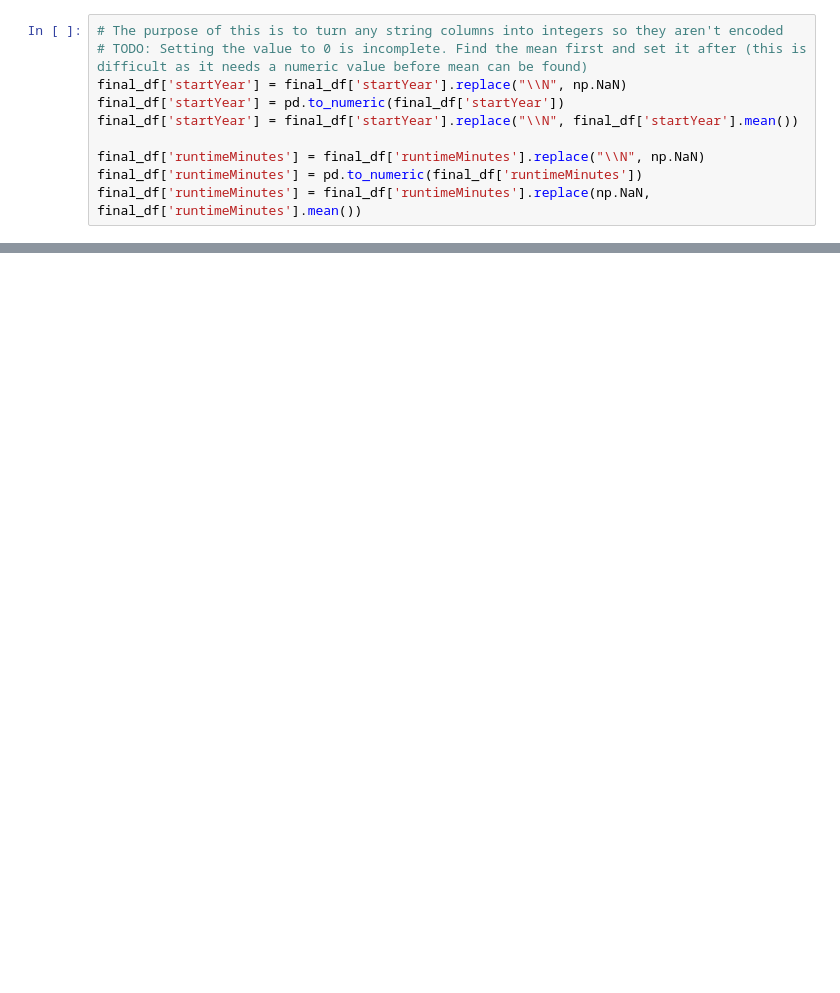
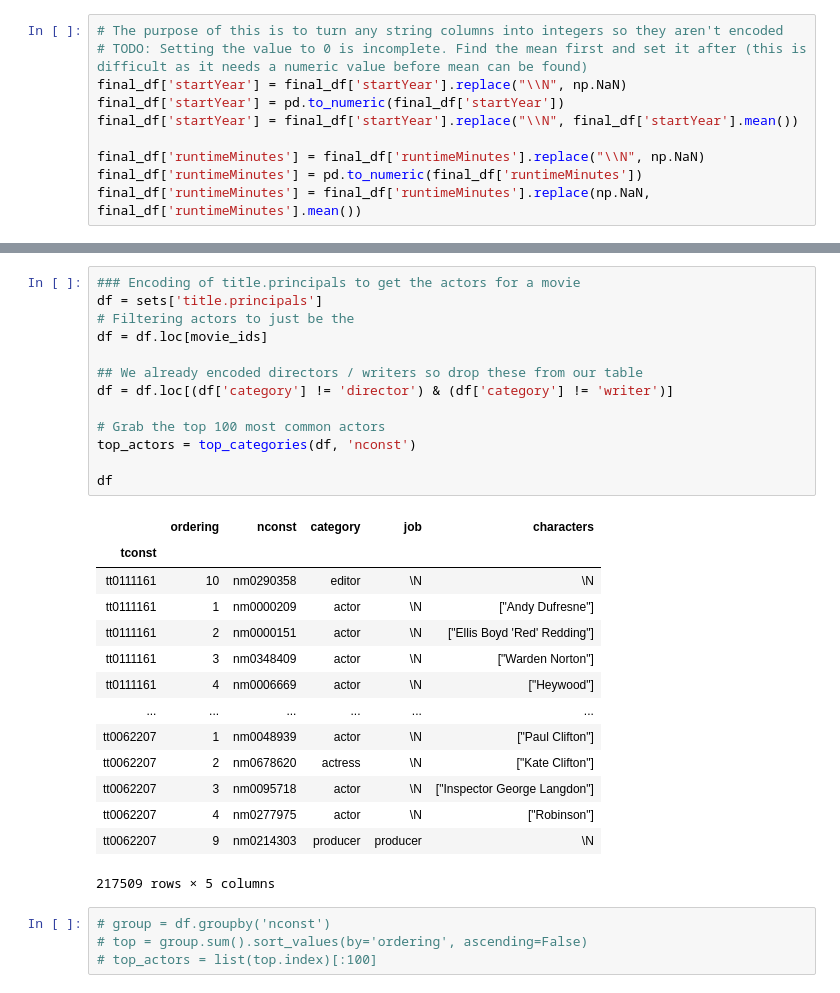
Before and after one commit to kennedyry/DS4400-Final-Project, a Jupyter notebook: DataCleaning.ipynb, the cells around one changed output, grey strips where cells are left out. Cells and saved outputs as stored; diff of their text form; blank space fills up the shorter version.

```diff
--- a/DataCleaning.ipynb
+++ b/DataCleaning.ipynb
@@ -342,0 +338,32 @@ final_df
+# %%
+### Encoding of title.principals to get the actors for a movie
+df = sets['title.principals']
+# Filtering actors to just be the
+df = df.loc[movie_ids]
+
+## We already encoded directors / writers so drop these from our table
+df = df.loc[(df['category'] != 'director') & (df['category'] != 'writer')]
+
+# Grab the top 100 most common actors
+top_actors = top_categories(df, 'nconst')
+
+df
+# %% [output]
+|  | ordering | nconst | category | job | characters |
+| tconst |  |  |  |  |  |
+| tt0111161 | 10 | nm0290358 | editor | \N | \N |
+| tt0111161 | 1 | nm0000209 | actor | \N | ["Andy Dufresne"] |
+| tt0111161 | 2 | nm0000151 | actor | \N | ["Ellis Boyd 'Red' Redding"] |
+| tt0111161 | 3 | nm0348409 | actor | \N | ["Warden Norton"] |
+| tt0111161 | 4 | nm0006669 | actor | \N | ["Heywood"] |
+| ... | ... | ... | ... | ... | ... |
+| tt0062207 | 1 | nm0048939 | actor | \N | ["Paul Clifton"] |
+| tt0062207 | 2 | nm0678620 | actress | \N | ["Kate Clifton"] |
+| tt0062207 | 3 | nm0095718 | actor | \N | ["Inspector George Langdon"] |
+| tt0062207 | 4 | nm0277975 | actor | \N | ["Robinson"] |
+| tt0062207 | 9 | nm0214303 | producer | producer | \N |
+217509 rows × 5 columns
+# %%
+# group = df.groupby('nconst')
+# top = group.sum().sort_values(by='ordering', ascending=False)
+# top_actors = list(top.index)[:100]
```
Also changed, not shown: parts of 16 cells of this notebook, 1 other file.
